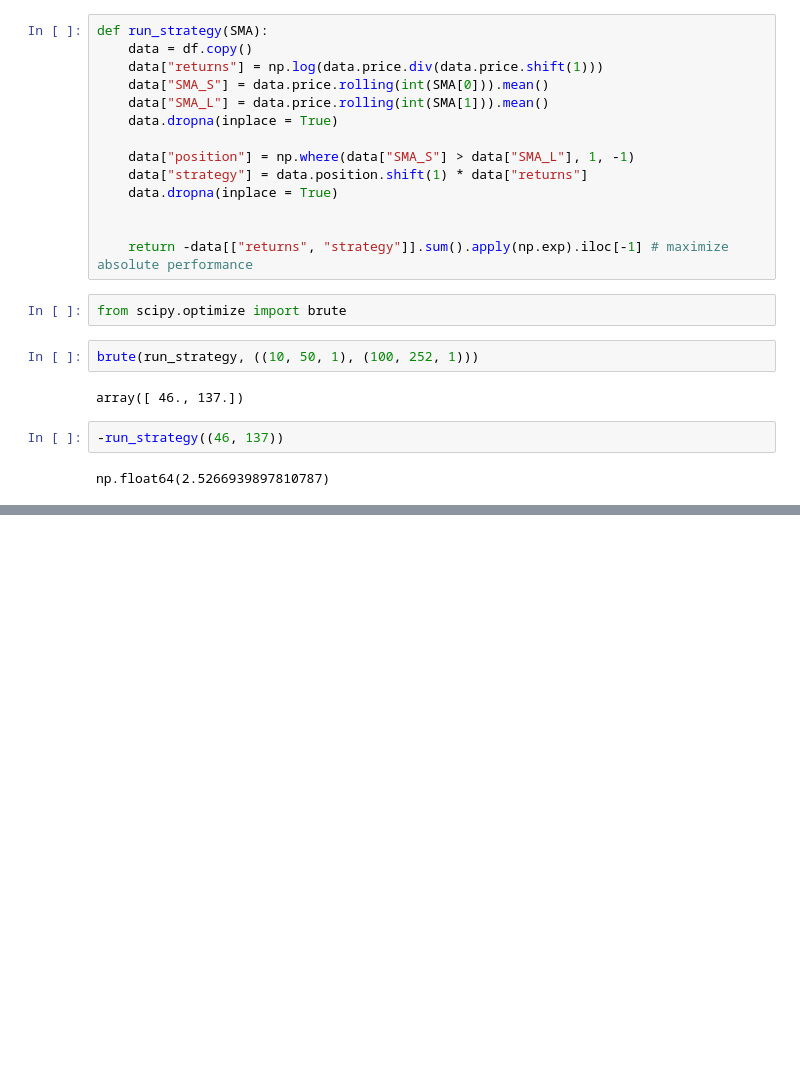
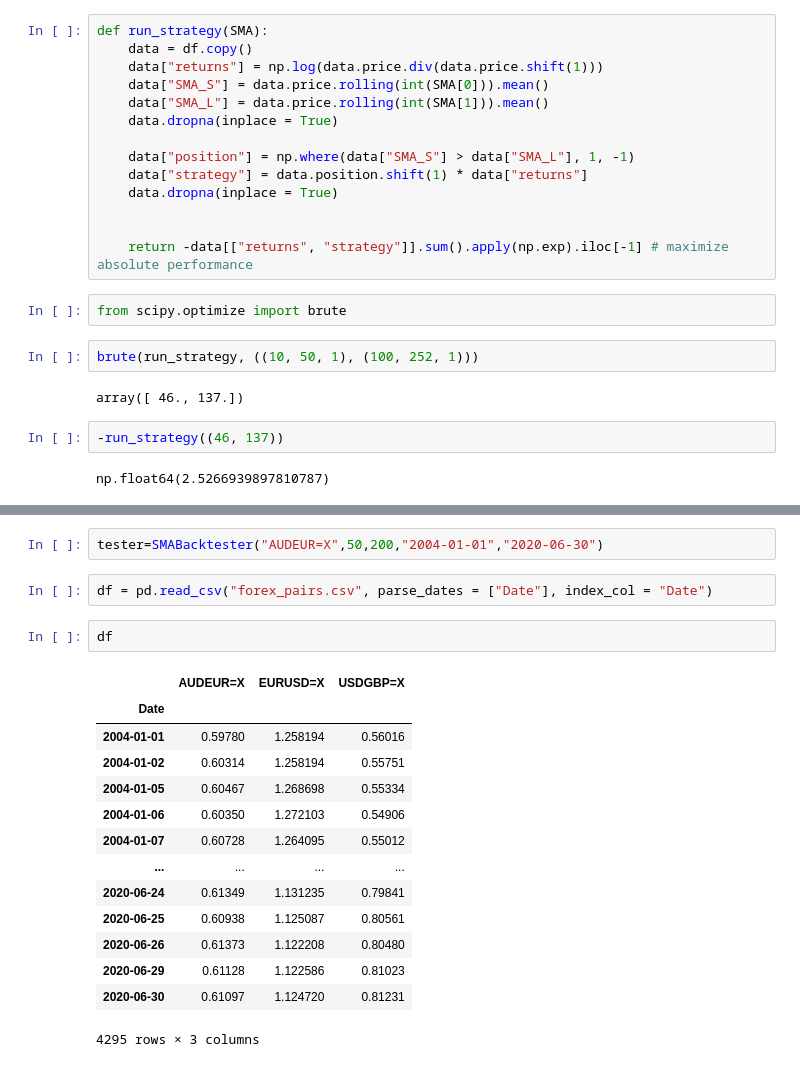
Before and after one commit to AvirukthGT/AlgoTrading, a Jupyter notebook: SMA/SMACorssover.ipynb, the cells around one changed output, grey strips where cells are left out. Drawn from its saved outputs; the diff is of its cells as text; blank space fills up the shorter version.

```diff
--- a/SMA/SMACorssover.ipynb
+++ b/SMA/SMACorssover.ipynb
@@ -416,0 +445,21 @@ np.float64(2.5266939897810787)
+# %%
+tester=SMABacktester("AUDEUR=X",50,200,"2004-01-01","2020-06-30")
+# %%
+df = pd.read_csv("forex_pairs.csv", parse_dates = ["Date"], index_col = "Date")
+# %%
+df
+# %% [output]
+|  | AUDEUR=X | EURUSD=X | USDGBP=X |
+| Date |  |  |  |
+| 2004-01-01 | 0.59780 | 1.258194 | 0.56016 |
+| 2004-01-02 | 0.60314 | 1.258194 | 0.55751 |
+| 2004-01-05 | 0.60467 | 1.268698 | 0.55334 |
+| 2004-01-06 | 0.60350 | 1.272103 | 0.54906 |
+| 2004-01-07 | 0.60728 | 1.264095 | 0.55012 |
+| ... | ... | ... | ... |
+| 2020-06-24 | 0.61349 | 1.131235 | 0.79841 |
+| 2020-06-25 | 0.60938 | 1.125087 | 0.80561 |
+| 2020-06-26 | 0.61373 | 1.122208 | 0.80480 |
+| 2020-06-29 | 0.61128 | 1.122586 | 0.81023 |
+| 2020-06-30 | 0.61097 | 1.124720 | 0.81231 |
+4295 rows × 3 columns
```
Also changed, not shown: parts of 3 cells of this notebook, 1 other file.
